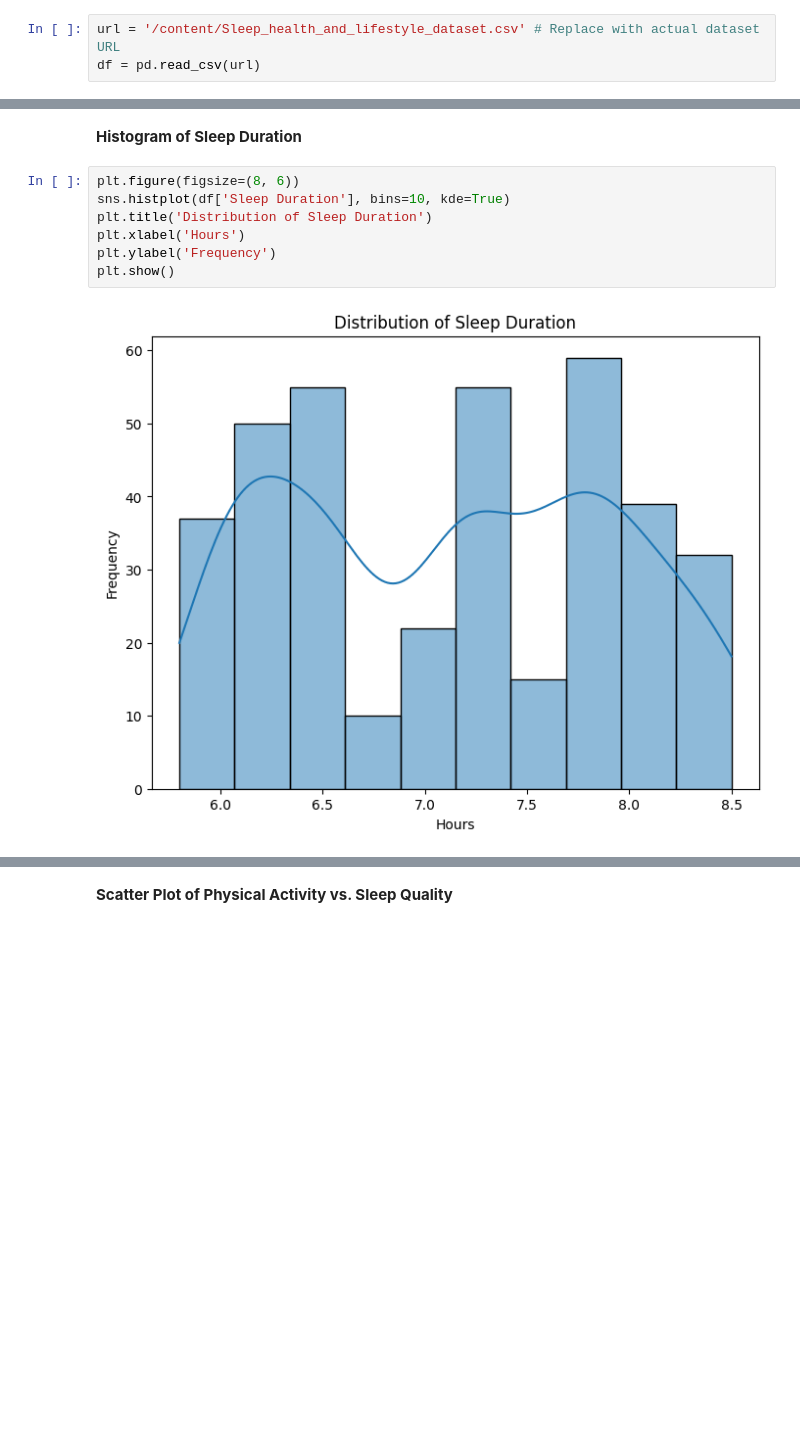
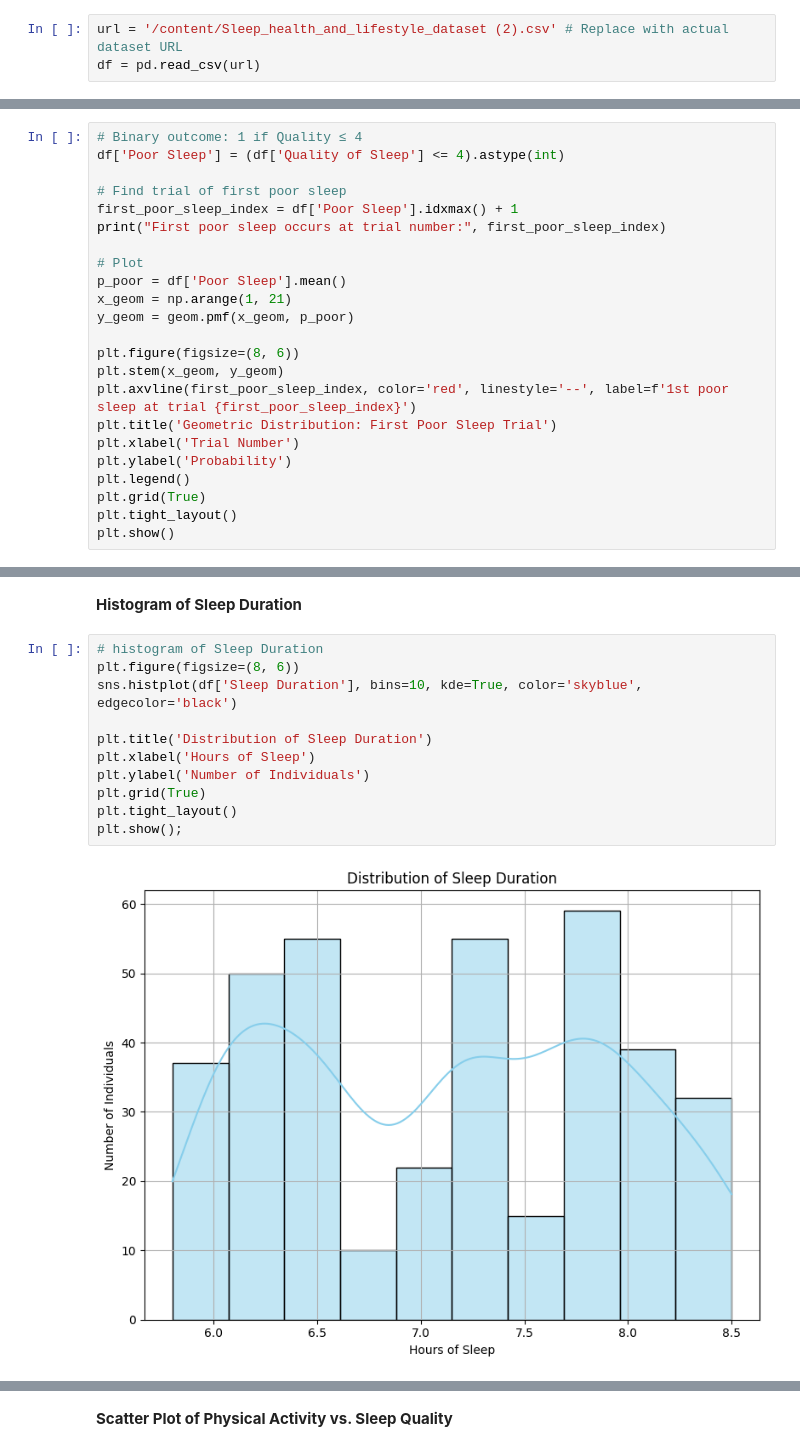
Before and after one commit to AlexaVD/Probability-Analysis, a Jupyter notebook: EE_381_AI_assignment.ipynb, the cells around one changed output, grey strips where cells are left out. Cells and saved outputs as stored; diff of their text form; blank space fills up the shorter version.

Commit message:
Updated with text boxes and graphs for each

```diff
--- a/EE_381_AI_assignment.ipynb
+++ b/EE_381_AI_assignment.ipynb
@@ -17,7 +17,7 @@ from scipy.stats import bernoulli, binom, geom, hypergeom, poisson, ttest_ind
 # %% [markdown]
 **Step 2: Load and Inspect the Dataset**
 # %%
-url = '/content/Sleep_health_and_lifestyle_dataset.csv' # Replace with actual dataset URL
+url = '/content/Sleep_health_and_lifestyle_dataset (2).csv' # Replace with actual dataset URL
 df = pd.read_csv(url)
 # %% [markdown]
 Inspect dataset
@@ -80,0 +89,23 @@ P(First poor sleep on trial 3): 0.01301391392804291
+# %%
+# Binary outcome: 1 if Quality ≤ 4
+df['Poor Sleep'] = (df['Quality of Sleep'] <= 4).astype(int)
+
+# Find trial of first poor sleep
+first_poor_sleep_index = df['Poor Sleep'].idxmax() + 1
+print("First poor sleep occurs at trial number:", first_poor_sleep_index)
+
+# Plot
+p_poor = df['Poor Sleep'].mean()
+x_geom = np.arange(1, 21)
+y_geom = geom.pmf(x_geom, p_poor)
+
+plt.figure(figsize=(8, 6))
+plt.stem(x_geom, y_geom)
+plt.axvline(first_poor_sleep_index, color='red', linestyle='--', label=f'1st poor sleep at trial {first_poor_sleep_index}')
+plt.title('Geometric Distribution: First Poor Sleep Trial')
+plt.xlabel('Trial Number')
+plt.ylabel('Probability')
+plt.legend()
+plt.grid(True)
+plt.tight_layout()
+plt.show()
@@ -157,11 +255,15 @@ Significant difference in sleep quality between stress groups.
 # %% [markdown]
 **Histogram of Sleep Duration**
 # %%
+# histogram of Sleep Duration
 plt.figure(figsize=(8, 6))
-sns.histplot(df['Sleep Duration'], bins=10, kde=True)
+sns.histplot(df['Sleep Duration'], bins=10, kde=True, color='skyblue', edgecolor='black')
+
 plt.title('Distribution of Sleep Duration')
-plt.xlabel('Hours')
-plt.ylabel('Frequency')
-plt.show()
+plt.xlabel('Hours of Sleep')
+plt.ylabel('Number of Individuals')
+plt.grid(True)
+plt.tight_layout()
+plt.show();
 # %% [output]
-[figure, old version]
+[figure, new version]
```
Also changed, not shown: parts of 21 cells of this notebook.
